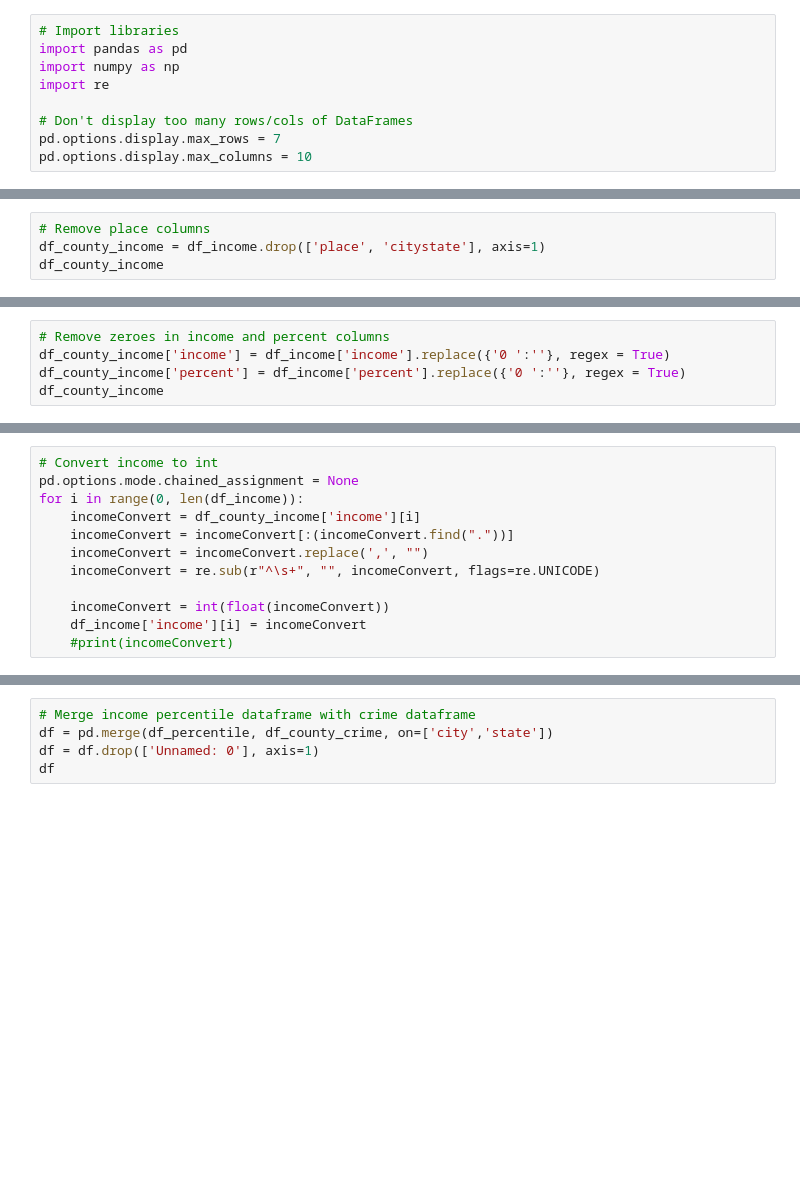
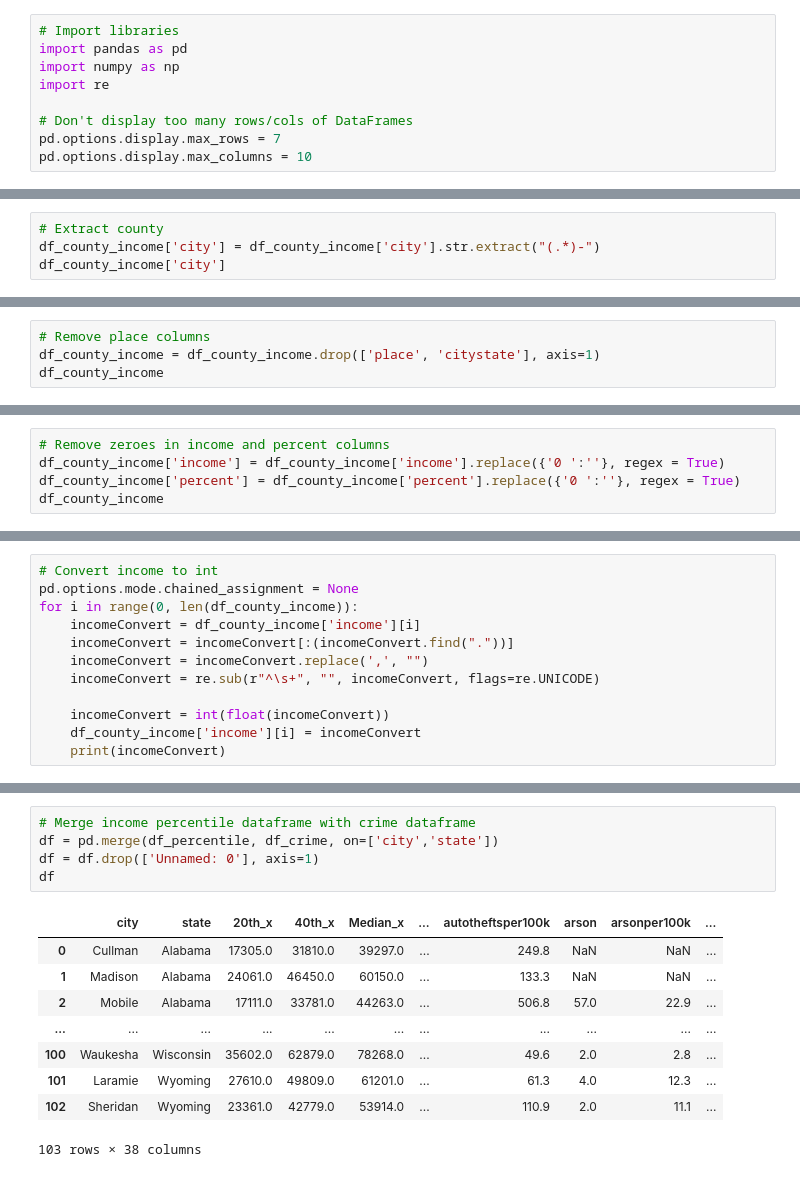
Before and after one commit to ewinterstorm/cogs108_finalproject, a Jupyter notebook: DataMerge.ipynb, the cells around one changed output, grey strips where cells are left out. Cells and saved outputs as stored; diff of their text form; blank space fills up the shorter version.

```diff
--- a/DataMerge.ipynb
+++ b/DataMerge.ipynb
@@ -33,0 +77,4 @@ df_county_income['couny']
+# %%
+# Extract county
+df_county_income['city'] = df_county_income['city'].str.extract("(.*)-")
+df_county_income['city']
@@ -34,4 +90,4 @@ df_county_income['couny']
 # %%
 # Remove place columns
-df_county_income = df_income.drop(['place', 'citystate'], axis=1)
+df_county_income = df_county_income.drop(['place', 'citystate'], axis=1)
 df_county_income
@@ -42,5 +118,5 @@ df_county_income
 # %%
 # Remove zeroes in income and percent columns
-df_county_income['income'] = df_income['income'].replace({'0 ':''}, regex = True)
-df_county_income['percent'] = df_income['percent'].replace({'0 ':''}, regex = True)
+df_county_income['income'] = df_county_income['income'].replace({'0 ':''}, regex = True)
+df_county_income['percent'] = df_county_income['percent'].replace({'0 ':''}, regex = True)
 df_county_income
@@ -47,12 +133,12 @@ df_county_income
 # %%
 # Convert income to int
 pd.options.mode.chained_assignment = None
-for i in range(0, len(df_income)):
+for i in range(0, len(df_county_income)):
     incomeConvert = df_county_income['income'][i]
     incomeConvert = incomeConvert[:(incomeConvert.find("."))]
     incomeConvert = incomeConvert.replace(',', "")
     incomeConvert = re.sub(r"^\s+", "", incomeConvert, flags=re.UNICODE)
 
     incomeConvert = int(float(incomeConvert))
-    df_income['income'][i] = incomeConvert
-    #print(incomeConvert)
+    df_county_income['income'][i] = incomeConvert
+    print(incomeConvert)
@@ -68,8 +182,18 @@ df_percentile
 # %%
 # Merge income percentile dataframe with crime dataframe
-df = pd.merge(df_percentile, df_county_crime, on=['city','state'])
+df = pd.merge(df_percentile, df_crime, on=['city','state'])
 df = df.drop(['Unnamed: 0'], axis=1)
 df
+# %% [output]
+|  | city | state | 20th_x | 40th_x | Median_x | ... | autotheftsper100k | arson | arsonper100k | ... |
+| 0 | Cullman | Alabama | 17305.0 | 31810.0 | 39297.0 | ... | 249.8 | NaN | NaN | ... |
+| 1 | Madison | Alabama | 24061.0 | 46450.0 | 60150.0 | ... | 133.3 | NaN | NaN | ... |
+| 2 | Mobile | Alabama | 17111.0 | 33781.0 | 44263.0 | ... | 506.8 | 57.0 | 22.9 | ... |
+| ... | ... | ... | ... | ... | ... | ... | ... | ... | ... | ... |
+| 100 | Waukesha | Wisconsin | 35602.0 | 62879.0 | 78268.0 | ... | 49.6 | 2.0 | 2.8 | ... |
+| 101 | Laramie | Wyoming | 27610.0 | 49809.0 | 61201.0 | ... | 61.3 | 4.0 | 12.3 | ... |
+| 102 | Sheridan | Wyoming | 23361.0 | 42779.0 | 53914.0 | ... | 110.9 | 2.0 | 11.1 | ... |
+103 rows × 38 columns
 # %%
 # Create inequality column: 95th minus 20th
 inequality = [0]*len(df)
```
Also changed, not shown: parts of 13 cells of this notebook, 3 other files.
